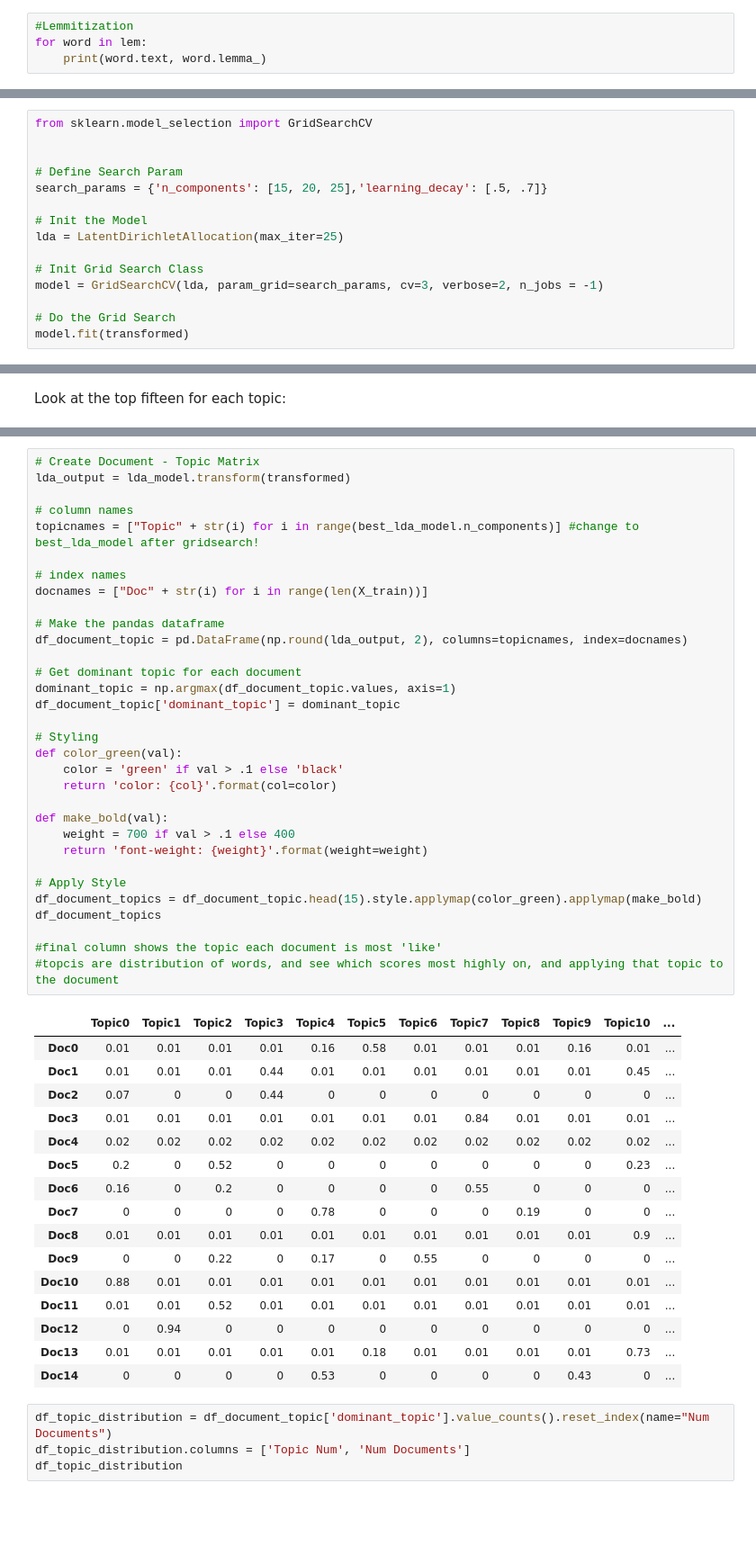
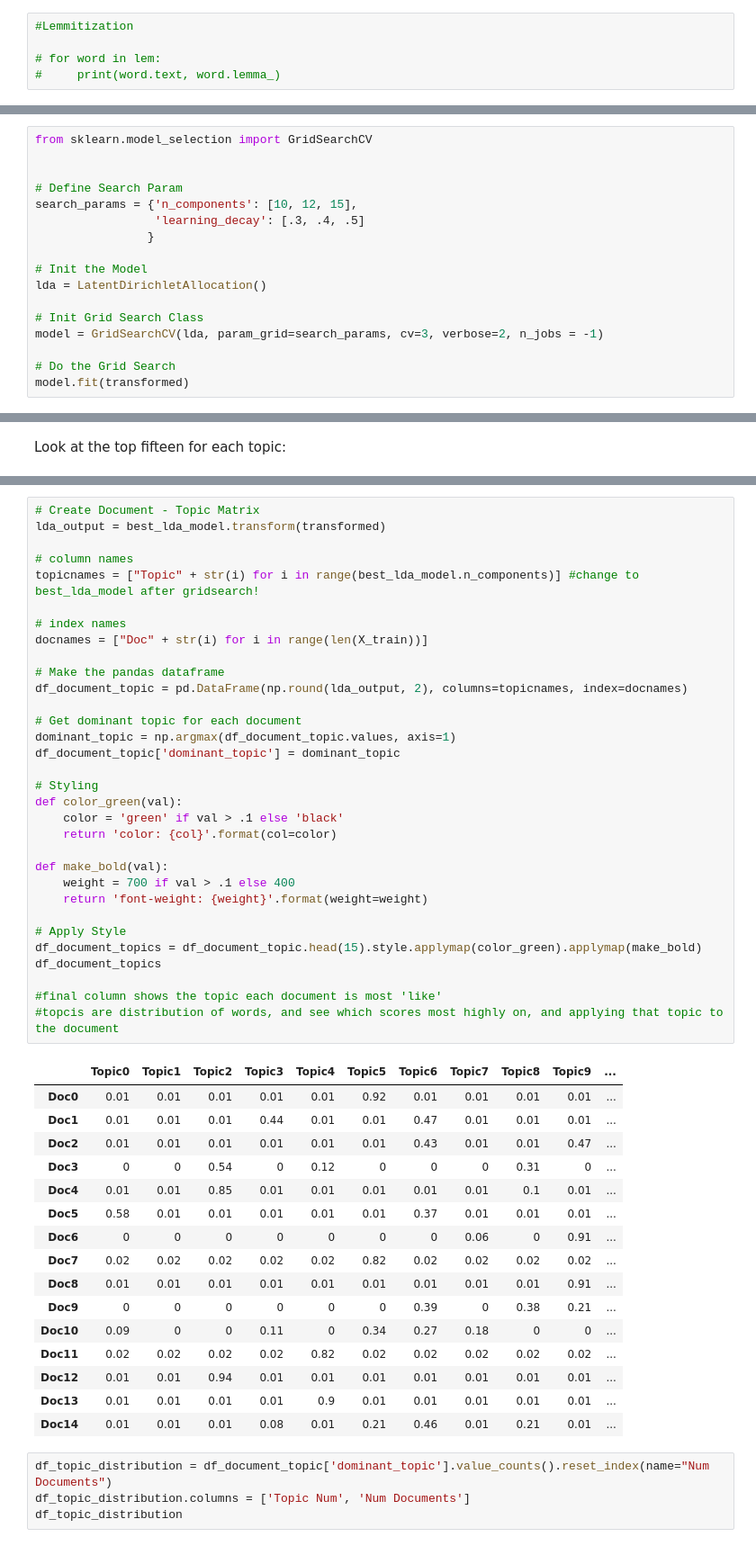
Before and after one commit to mellymillionz/Congressional_Bill_Passage_Analysis, a Jupyter notebook: Topic_Modeling_Summaries.ipynb, the cells around one changed output, grey strips where cells are left out. Shown at 90% size. Saved outputs shown, nothing was run; the diff lists cells and outputs as text; blank space fills up the shorter version.

Commit message:
Round 1 topic modeling

```diff
--- a/Topic_Modeling_Summaries.ipynb
+++ b/Topic_Modeling_Summaries.ipynb
@@ -209,8 +216,9 @@ spacy_stopwords = spacy.lang.en.stop_words.STOP_WORDS
 # spacy_stopwords.add('concurrent', 'resolution')
 # %%
 #Lemmitization
-for word in lem:
-    print(word.text, word.lemma_)
+
+# for word in lem:
+#     print(word.text, word.lemma_)
 # %% [output]
 NameError: name 'lem' is not defined
 # %%
@@ -418,10 +435,12 @@ from sklearn.model_selection import GridSearchCV
 
 
 # Define Search Param
-search_params = {'n_components': [15, 20, 25],'learning_decay': [.5, .7]}
+search_params = {'n_components': [10, 12, 15],
+                 'learning_decay': [.3, .4, .5]
+                }
 
 # Init the Model
-lda = LatentDirichletAllocation(max_iter=25)
+lda = LatentDirichletAllocation()
 
 # Init Grid Search Class
 model = GridSearchCV(lda, param_grid=search_params, cv=3, verbose=2, n_jobs = -1)
@@ -555,52 +586,52 @@ THE TOP 15 WORDS FOR TOPIC #14
 # %%
 # Create Document - Topic Matrix
-lda_output = lda_model.transform(transformed)
+lda_output = best_lda_model.transform(transformed)
 
 # column names
 topicnames = ["Topic" + str(i) for i in range(best_lda_model.n_components)] #change to best_lda_model after gridsearch!
 
 # index names
 docnames = ["Doc" + str(i) for i in range(len(X_train))]
 
 # Make the pandas dataframe
 df_document_topic = pd.DataFrame(np.round(lda_output, 2), columns=topicnames, index=docnames)
 
 # Get dominant topic for each document
 dominant_topic = np.argmax(df_document_topic.values, axis=1)
 df_document_topic['dominant_topic'] = dominant_topic
 
 # Styling
 def color_green(val):
     color = 'green' if val > .1 else 'black'
     return 'color: {col}'.format(col=color)
 
 def make_bold(val):
     weight = 700 if val > .1 else 400
     return 'font-weight: {weight}'.format(weight=weight)
 
 # Apply Style
 df_document_topics = df_document_topic.head(15).style.applymap(color_green).applymap(make_bold)
 df_document_topics
 
 #final column shows the topic each document is most 'like'
 #topcis are distribution of words, and see which scores most highly on, and applying that topic to the document
 # %% [output]
-|  | Topic0 | Topic1 | Topic2 | Topic3 | Topic4 | Topic5 | Topic6 | Topic7 | Topic8 | Topic9 | Topic10 | ... |
-| Doc0 | 0.01 | 0.01 | 0.01 | 0.01 | 0.16 | 0.58 | 0.01 | 0.01 | 0.01 | 0.16 | 0.01 | ... |
-| Doc1 | 0.01 | 0.01 | 0.01 | 0.44 | 0.01 | 0.01 | 0.01 | 0.01 | 0.01 | 0.01 | 0.45 | ... |
-| Doc2 | 0.07 | 0 | 0 | 0.44 | 0 | 0 | 0 | 0 | 0 | 0 | 0 | ... |
-| Doc3 | 0.01 | 0.01 | 0.01 | 0.01 | 0.01 | 0.01 | 0.01 | 0.84 | 0.01 | 0.01 | 0.01 | ... |
-| Doc4 | 0.02 | 0.02 | 0.02 | 0.02 | 0.02 | 0.02 | 0.02 | 0.02 | 0.02 | 0.02 | 0.02 | ... |
-| Doc5 | 0.2 | 0 | 0.52 | 0 | 0 | 0 | 0 | 0 | 0 | 0 | 0.23 | ... |
-| Doc6 | 0.16 | 0 | 0.2 | 0 | 0 | 0 | 0 | 0.55 | 0 | 0 | 0 | ... |
-| Doc7 | 0 | 0 | 0 | 0 | 0.78 | 0 | 0 | 0 | 0.19 | 0 | 0 | ... |
-| Doc8 | 0.01 | 0.01 | 0.01 | 0.01 | 0.01 | 0.01 | 0.01 | 0.01 | 0.01 | 0.01 | 0.9 | ... |
-| Doc9 | 0 | 0 | 0.22 | 0 | 0.17 | 0 | 0.55 | 0 | 0 | 0 | 0 | ... |
-| Doc10 | 0.88 | 0.01 | 0.01 | 0.01 | 0.01 | 0.01 | 0.01 | 0.01 | 0.01 | 0.01 | 0.01 | ... |
-| Doc11 | 0.01 | 0.01 | 0.52 | 0.01 | 0.01 | 0.01 | 0.01 | 0.01 | 0.01 | 0.01 | 0.01 | ... |
-| Doc12 | 0 | 0.94 | 0 | 0 | 0 | 0 | 0 | 0 | 0 | 0 | 0 | ... |
-| Doc13 | 0.01 | 0.01 | 0.01 | 0.01 | 0.01 | 0.18 | 0.01 | 0.01 | 0.01 | 0.01 | 0.73 | ... |
-| Doc14 | 0 | 0 | 0 | 0 | 0.53 | 0 | 0 | 0 | 0 | 0.43 | 0 | ... |
+|  | Topic0 | Topic1 | Topic2 | Topic3 | Topic4 | Topic5 | Topic6 | Topic7 | Topic8 | Topic9 | ... |
+| Doc0 | 0.01 | 0.01 | 0.01 | 0.01 | 0.01 | 0.92 | 0.01 | 0.01 | 0.01 | 0.01 | ... |
+| Doc1 | 0.01 | 0.01 | 0.01 | 0.44 | 0.01 | 0.01 | 0.47 | 0.01 | 0.01 | 0.01 | ... |
+| Doc2 | 0.01 | 0.01 | 0.01 | 0.01 | 0.01 | 0.01 | 0.43 | 0.01 | 0.01 | 0.47 | ... |
+| Doc3 | 0 | 0 | 0.54 | 0 | 0.12 | 0 | 0 | 0 | 0.31 | 0 | ... |
+| Doc4 | 0.01 | 0.01 | 0.85 | 0.01 | 0.01 | 0.01 | 0.01 | 0.01 | 0.1 | 0.01 | ... |
+| Doc5 | 0.58 | 0.01 | 0.01 | 0.01 | 0.01 | 0.01 | 0.37 | 0.01 | 0.01 | 0.01 | ... |
+| Doc6 | 0 | 0 | 0 | 0 | 0 | 0 | 0 | 0.06 | 0 | 0.91 | ... |
+| Doc7 | 0.02 | 0.02 | 0.02 | 0.02 | 0.02 | 0.82 | 0.02 | 0.02 | 0.02 | 0.02 | ... |
+| Doc8 | 0.01 | 0.01 | 0.01 | 0.01 | 0.01 | 0.01 | 0.01 | 0.01 | 0.01 | 0.91 | ... |
+| Doc9 | 0 | 0 | 0 | 0 | 0 | 0 | 0.39 | 0 | 0.38 | 0.21 | ... |
+| Doc10 | 0.09 | 0 | 0 | 0.11 | 0 | 0.34 | 0.27 | 0.18 | 0 | 0 | ... |
+| Doc11 | 0.02 | 0.02 | 0.02 | 0.02 | 0.82 | 0.02 | 0.02 | 0.02 | 0.02 | 0.02 | ... |
+| Doc12 | 0.01 | 0.01 | 0.94 | 0.01 | 0.01 | 0.01 | 0.01 | 0.01 | 0.01 | 0.01 | ... |
+| Doc13 | 0.01 | 0.01 | 0.01 | 0.01 | 0.9 | 0.01 | 0.01 | 0.01 | 0.01 | 0.01 | ... |
+| Doc14 | 0.01 | 0.01 | 0.01 | 0.08 | 0.01 | 0.21 | 0.46 | 0.01 | 0.21 | 0.01 | ... |
 # %%
 df_topic_distribution = df_document_topic['dominant_topic'].value_counts().reset_index(name="Num Documents")
 df_topic_distribution.columns = ['Topic Num', 'Num Documents']
```
Also changed, not shown: parts of 42 cells of this notebook.
